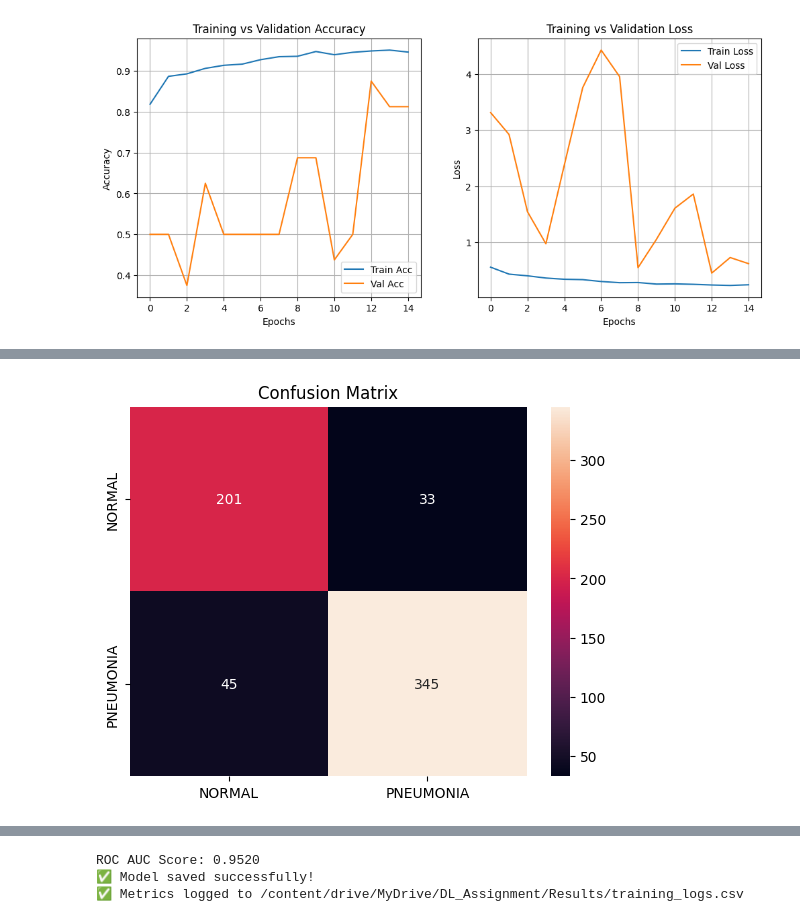
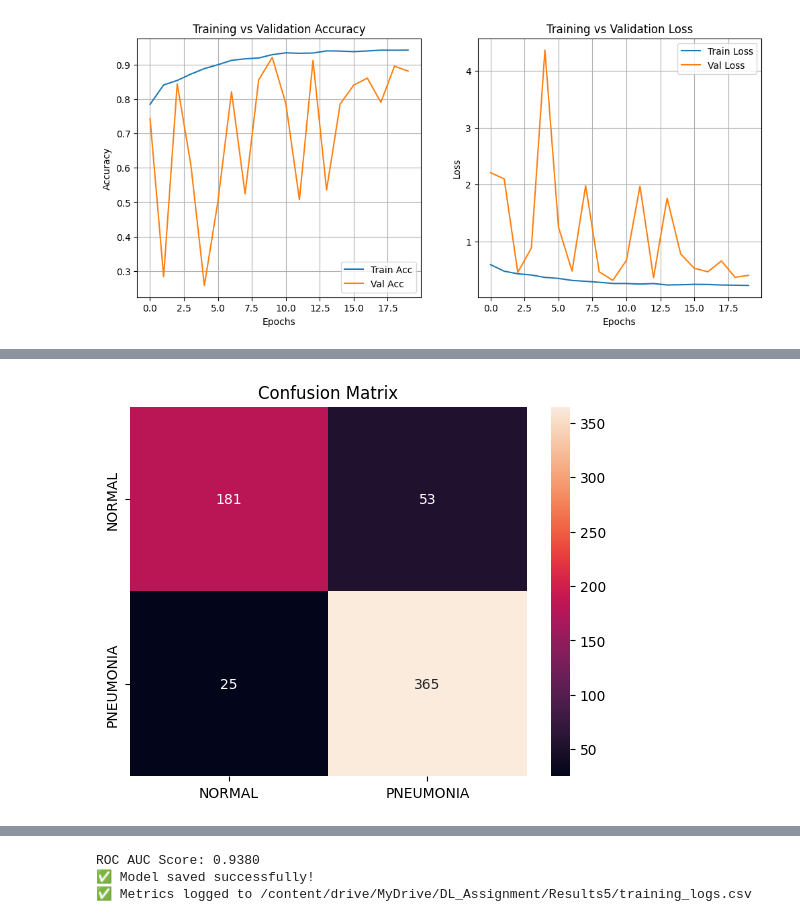
Before and after one commit to MovinduSenura/Chest-Xray-Pneumonia-Detection, a Jupyter notebook: notebooks/CustomCNN.ipynb, the cells around one changed output, grey strips where cells are left out. Cells and saved outputs as stored; diff of their text form; code cells hidden in the pictures.

```diff
--- a/notebooks/CustomCNN.ipynb
+++ b/notebooks/CustomCNN.ipynb
@@ -161,14 +156,13 @@ Model: "sequential_2"
 # %%
-# ===============================
-# 8️⃣ Train the model
-# ===============================
+# TRAIN MODEL
+
 print("\n🚀 Starting optimized CPU training...\n")
 history = model.fit(
     train_gen,
     validation_data=val_gen,
-    epochs=15,             # use more than 3 epochs
+    epochs=25,
     callbacks=callbacks,
-    class_weight=class_weights,  # <<< here
+    class_weight=class_weights,
     verbose=1
 )
 # %% [output]
@@ -193,16 +187,15 @@ Restoring model weights from the end of the best epoch: 13.
 # %%
-# ===============================
-# 9️⃣ Evaluate on test data
-# ===============================
+# EVALUATE ON TEST SET
+
 test_loss, test_acc, test_precision, test_recall = model.evaluate(test_gen)
 test_f1 = 2 * (test_precision * test_recall) / (test_precision + test_recall + 1e-7)
+
 print(f"\n✅ Test Accuracy: {test_acc:.4f}")
 print(f"✅ Precision: {test_precision:.4f}, Recall: {test_recall:.4f}, F1: {test_f1:.4f}")
 print(f"✅ Test Loss: {test_loss:.4f}")
 
-# ===============================
-# 10️⃣ Plot training curves
-# ===============================
+# PLOT ACCURACY & LOSS GRAPHS
+
 plt.figure(figsize=(12,5))
 plt.subplot(1,2,1)
 plt.plot(history.history['accuracy'], label='Train Acc')
@@ -219,9 +212,8 @@ plt.xlabel('Epochs'); plt.ylabel('Loss')
 plt.legend(); plt.grid(True)
 plt.show()
 
-# ===============================
-# 11️⃣ Confusion Matrix & ROC
-# ===============================
+# CONFUSION MATRIX & ROC CURVE
+
 y_pred = model.predict(test_gen)
 y_pred_classes = np.where(y_pred>0.5,1,0).flatten()
 y_true = test_gen.classes
@@ -236,15 +228,14 @@ roc_auc = auc(fpr, tpr)
 plt.plot(fpr, tpr, label=f'AUC={roc_auc:.3f}'); plt.plot([0,1],[0,1],'--'); plt.title('ROC Curve'); plt.legend(); plt.show()
 print(f"ROC AUC Score: {roc_auc:.4f}")
 
-# ===============================
-# 12️⃣ Save model & log results
-# ===============================
-model.save('/content/drive/MyDrive/DL_Assignment/Results/CustomCNN_Optimized.keras')
+# SAVE MODEL & LOG RESULTS
+
+model.save('/content/drive/MyDrive/DL_Assignment/Results5/CustomCNN_Optimized.keras')
 print("✅ Model saved successfully!")
 
-# Log metrics to CSV (same as your original logging)
-log_file = '/content/drive/MyDrive/DL_Assignment/Results/training_logs.csv'
+log_file = '/content/drive/MyDrive/DL_Assignment/Results5/training_logs.csv'
 timestamp = datetime.now().strftime("%Y-%m-%d %H:%M:%S")
+
 row = [
     timestamp,
     history.history['accuracy'][-1],
@@ -262,6 +253,7 @@ row = [
     history.history['accuracy'][-1]-history.history['val_accuracy'][-1],
     model.count_params()
 ]
+
 if not os.path.exists(log_file):
     with open(log_file,'w',newline='') as f:
         writer = csv.writer(f)
@@ -276,5 +268,6 @@ else:
     with open(log_file,'a',newline='') as f:
         writer = csv.writer(f)
         writer.writerow(row)
+
 print(f"✅ Metrics logged to {log_file}")
 # %% [output]
@@ -286 +279 @@ print(f"✅ Metrics logged to {log_file}")
-[figure, old version]
+[figure, new version]
@@ -288 +281 @@ print(f"✅ Metrics logged to {log_file}")
-[figure, old version]
+[figure, new version]
@@ -290,3 +283,3 @@ print(f"✅ Metrics logged to {log_file}")
-ROC AUC Score: 0.9520
+ROC AUC Score: 0.9380
 ✅ Model saved successfully!
-✅ Metrics logged to /content/drive/MyDrive/DL_Assignment/Results/training_logs.csv
+✅ Metrics logged to /content/drive/MyDrive/DL_Assignment/Results5/training_logs.csv
```
Also changed, not shown: parts of 7 cells of this notebook.
